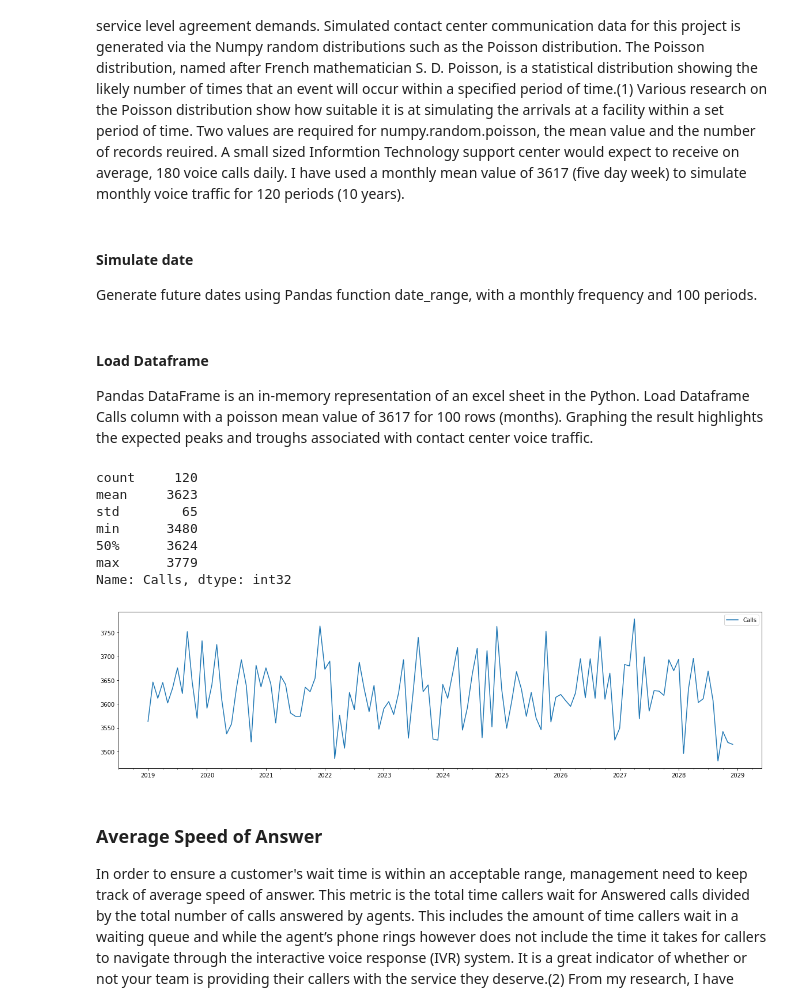
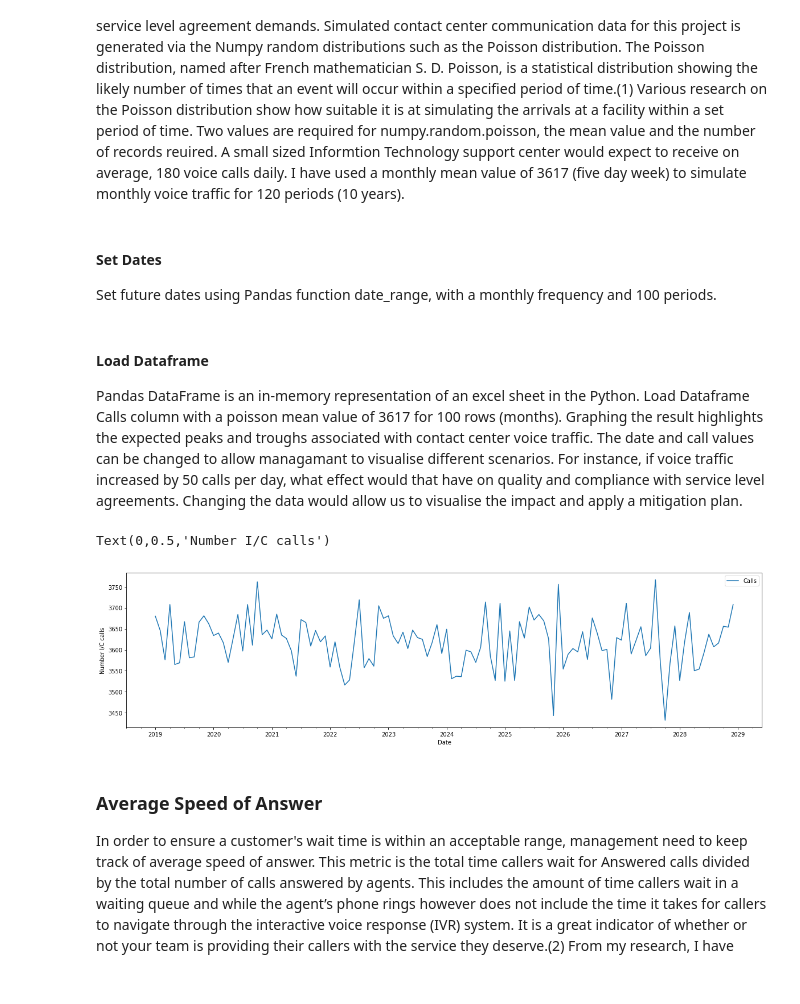
Before and after one commit to eamonnofarrell/Programming_Project, a Jupyter notebook: Prog_Project.ipynb, the cells around one changed output. Cells and saved outputs as stored; diff of their text form; code cells hidden in the pictures.

```diff
--- a/Prog_Project.ipynb
+++ b/Prog_Project.ipynb
@@ -20,26 +22,22 @@ Contact centers offer omnichannel customer support for a nuber of different serv
 ### Incoming Calls
 Incoming voice calls are one of the most significant workflows for contact center support staff. The volume of calls varies  from day to day and is a challenge for management to meet resource and service level agreement demands. Simulated contact center communication data for this project is generated via the Numpy random distributions such as the Poisson distribution. The Poisson distribution, named after French mathematician S. D. Poisson, is a statistical distribution showing the likely number of times that an event will occur within a specified period of time.(1) Various research on the Poisson distribution show how suitable it is at simulating the arrivals at a facility within a set period of time. Two values are required for numpy.random.poisson, the mean value and the number of records reuired. A small sized Informtion Technology support center would expect to receive on average, 180 voice calls daily. I have used a monthly mean value of 3617 (five day week) to simulate monthly voice traffic for 120 periods (10 years).
 # %% [markdown]
-#### Simulate date
-Generate future dates using Pandas function date_range, with a monthly frequency and 100 periods.
+#### Set Dates
+Set future dates using Pandas function date_range, with a monthly frequency and 100 periods.
 # %%
 rng = pd.date_range('1/1/2019', periods = 120, freq = 'M')
 # %% [markdown]
 #### Load Dataframe
-Pandas DataFrame is an in-memory representation of an excel sheet in the Python. Load Dataframe Calls column with a poisson mean value of 3617 for 100 rows (months). Graphing the result highlights the expected peaks and troughs associated with contact center voice traffic.
+Pandas DataFrame is an in-memory representation of an excel sheet in the Python. Load Dataframe Calls column with a poisson mean value of 3617 for 100 rows (months). Graphing the result highlights the expected peaks and troughs associated with contact center voice traffic. The date and call values can be changed to allow managamant to visualise different scenarios. For instance, if voice traffic increased by 50 calls per day, what effect would that have on quality and compliance with service level agreements. Changing the data would allow us to visualise the impact and apply a mitigation plan.
 # %%
 Calls = pd.DataFrame(np.random.poisson(3617, len(rng)), index=rng, columns = ["Calls"]) # set mean incoming call value = 3617
 Calls.plot(y=['Calls'], use_index=True, figsize=(20, 5)) # show graph of simulated voice calls
 Calls['Calls'].describe(percentiles=[]).astype(int) # check min, max, mean values
+plt.xlabel('Date')
+plt.ylabel('Number I/C calls')
 # %% [output]
-count     120
-mean     3623
-std        65
-min      3480
-50%      3624
-max      3779
-Name: Calls, dtype: int32
+Text(0,0.5,'Number I/C calls')
-[figure, old version]
+[figure, new version]
 # %% [markdown]
 ### Average Speed of Answer
 In order to ensure a customer's wait time is within an acceptable range, management need to keep track of average speed of answer. This metric is the total time callers wait for Answered calls divided by the total number of calls answered by agents. This includes the amount of time callers wait in a waiting queue and while the agent’s phone rings however does not include the time it takes for callers to navigate through the interactive voice response (IVR) system. It is a great indicator of whether or not your team is providing their callers with the service they deserve.(2) From my research, I have found that this measure is closely related to customer satisfaction and is often included in the overall customer satisfaction rating. In everyday business, no customer likes to wait for a long time to buy groceries or to be served in a restaurant. Customers are unlikely to return if they leave without being served. This logic also applies to contact canter customers. Average waiting time must be kept to a minimum in order to help management achieve customer satisfaction targets. The global metric (3) is 28 seconds.
```
Also changed, not shown: parts of 39 cells of this notebook.
